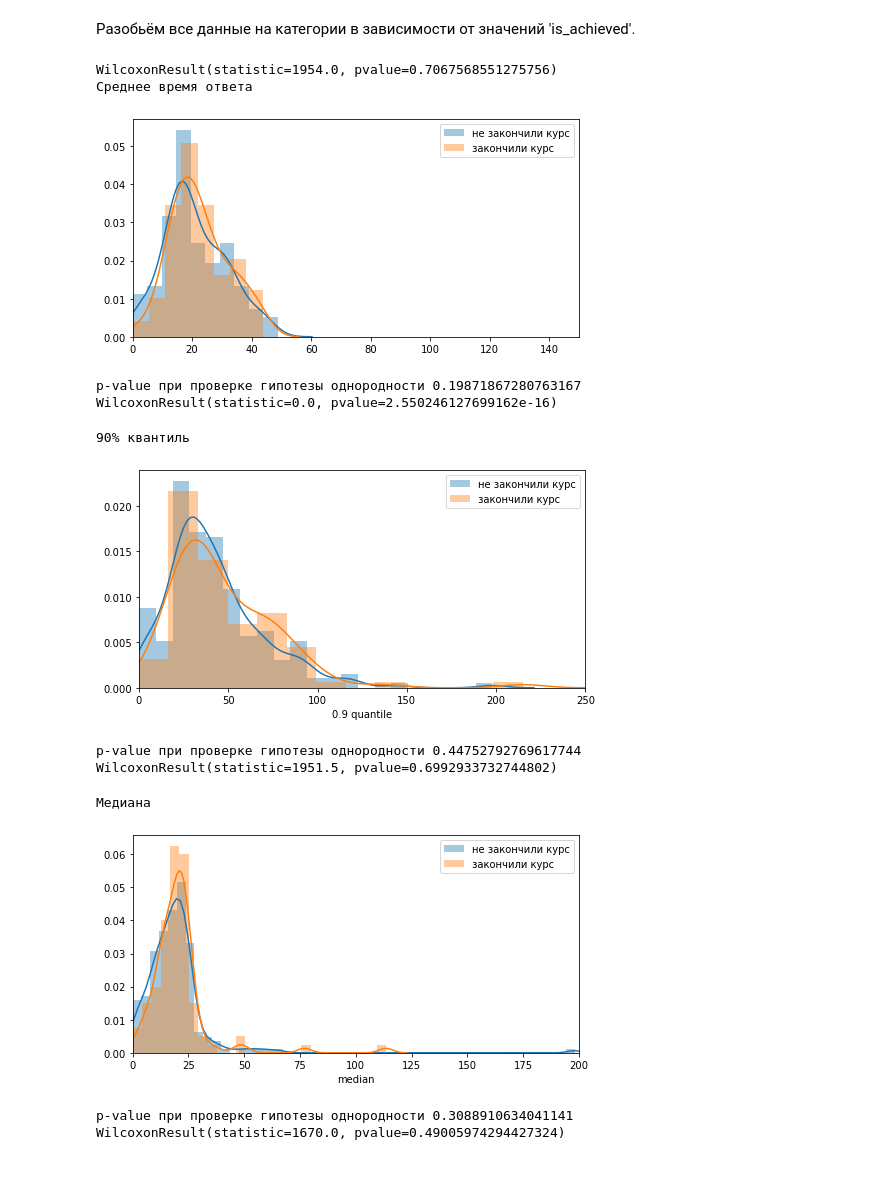
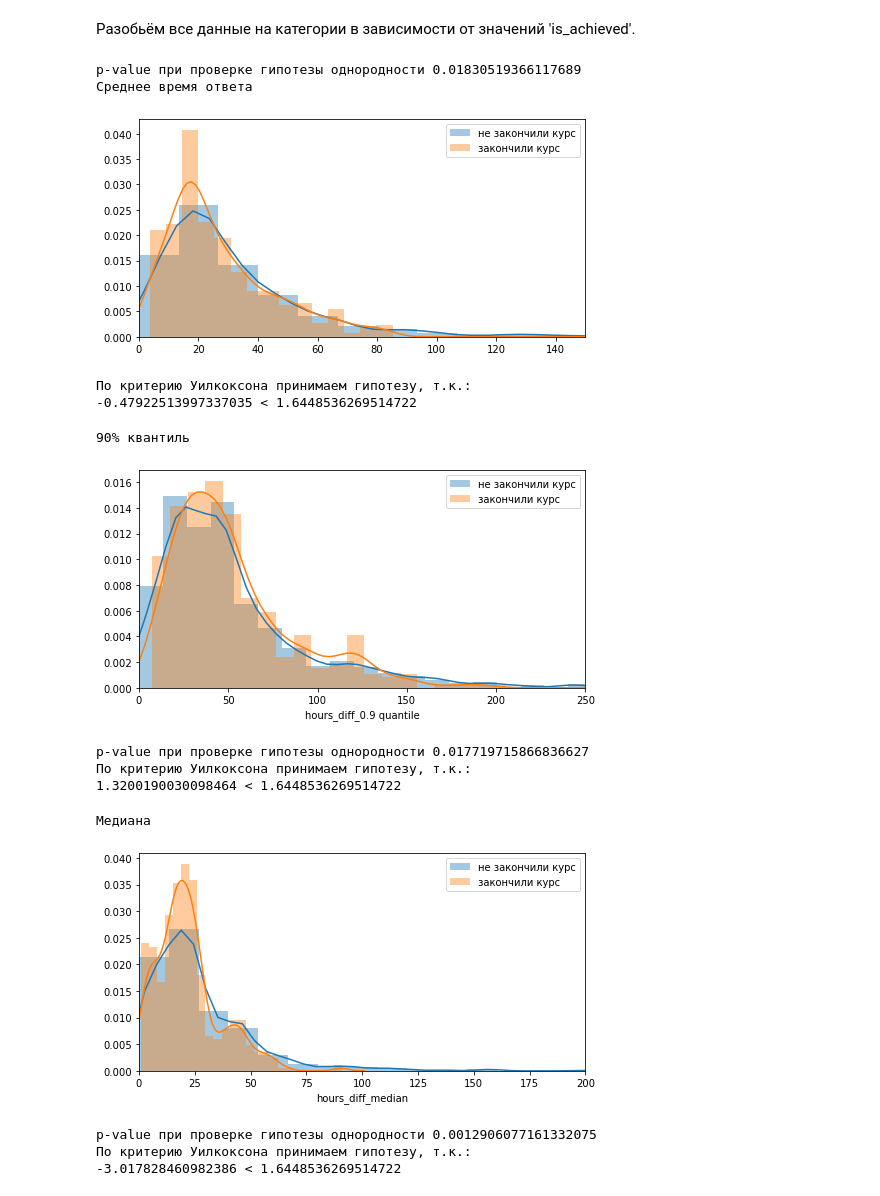
Before and after one commit to deethereal/Sirius_project, a Jupyter notebook: data_and_2__.ipynb, the cells around one changed output. Drawn from its saved outputs; the diff is of its cells as text; code cells hidden in the pictures.

```diff
--- a/data_and_2__.ipynb
+++ b/data_and_2__.ipynb
@@ -509,7 +493,3 @@ for i in range(len(df['user_id'])):
         tr_count = 0
         last_a = 0
         is_winner = 0
-# %%
-df1['last answer'] = last_answer
-df1['is_achieved'] = w
-df1.head(10)
@@ -532,64 +515,70 @@ df1.head(10)
 # %%
 import seaborn as sb
 from scipy import stats
-df_0 = df1.loc[df1['is_achieved'] == 0]
-df_1 = df1.loc[df1['is_achieved'] == 1]
-t1 = df_0['hours_diff']['mean']
-t2 = df_1['hours_diff']['mean']
+df_0 = df1.loc[df1['is_achieved_max'] == 0]
+df_1 = df1.loc[df1['is_achieved_max'] == 1]
+t1 = df_0['hours_diff_mean']
+t2 = df_1['hours_diff_mean']
 import math
 import scipy.stats as sts
-print(sts.wilcoxon(t1[:90],t2[:90]))
+print('p-value при проверке гипотезы однородности', stats.ks_2samp(t1, t2)[1])
+
 t1 = np.sort(t1)
 t2 = np.sort(t2)
 plt.figure(figsize=(8, 4))
-sb.distplot(t1[:200], label = 'не закончили курс')
-sb.distplot(t2[:90], label = 'закончили курс')
+sb.distplot(t1, label = 'не закончили курс')
+sb.distplot(t2, label = 'закончили курс')
 print('Среднее время ответа')
 plt.xlim(0, 150)
 plt.legend()
 plt.show()
-print('p-value при проверке гипотезы однородности', stats.ks_2samp(t1[:200], t2[:90])[1])
-
-import math
-import scipy.stats as sts
-print(sts.wilcoxon(t1[:90],t2[:90]))
+#U(t1, 387, t2, 220)
+U(t1, 776, t2, 357)
 # %% [output]
-WilcoxonResult(statistic=1954.0, pvalue=0.7067568551275756)
+p-value при проверке гипотезы однородности 0.01830519366117689
 Среднее время ответа
-[figure, old version]
+[figure, new version]
-p-value при проверке гипотезы однородности 0.19871867280763167
-WilcoxonResult(statistic=0.0, pvalue=2.550246127699162e-16)
+По критерию Уилкоксона принимаем гипотезу, т.к.:
+-0.47922513997337035 < 1.6448536269514722
 # %%
 plt.figure(figsize=(8, 4))
-sb.distplot(df_0['hours_diff']['0.9 quantile'], label = 'не закончили курс')
-sb.distplot(df_1['hours_diff']['0.9 quantile'], label = 'закончили курс')
+sb.distplot(df_0['hours_diff_0.9 quantile'], label = 'не закончили курс')
+sb.distplot(df_1['hours_diff_0.9 quantile'], label = 'закончили курс')
 print('90% квантиль')
 plt.xlim(0, 250)
 plt.legend()
 plt.show()
-print('p-value при проверке гипотезы однородности', stats.ks_2samp(df_0['hours_diff']['0.9 quantile'], df_1['hours_diff']['0.9 quantile'])[1])
+print('p-value при проверке гипотезы однородности', stats.ks_2samp(df_0['hours_diff_0.9 quantile'], df_1['hours_diff_0.9 quantile'])[1])
 
-print(sts.wilcoxon(df_0['hours_diff']['0.9 quantile'][:90],df_1['hours_diff']['0.9 quantile'][:90]))
+t1 = df_0['hours_diff_0.9 quantile'].tolist()
+t2 = df_1['hours_diff_0.9 quantile'].tolist()
+
+U(t1, 776, t2, 357)
 # %% [output]
 90% квантиль
-[figure, old version]
+[figure, new version]
-p-value при проверке гипотезы однородности 0.44752792769617744
-WilcoxonResult(statistic=1951.5, pvalue=0.6992933732744802)
+p-value при проверке гипотезы однородности 0.017719715866836627
+По критерию Уилкоксона принимаем гипотезу, т.к.:
+1.3200190030098464 < 1.6448536269514722
 # %%
 plt.figure(figsize=(8, 4))
-sb.distplot(df_0['hours_diff']['median'], label = 'не закончили курс')
-sb.distplot(df_1['hours_diff']['median'], label = 'закончили курс')
+sb.distplot(df_0['hours_diff_median'], label = 'не закончили курс')
+sb.distplot(df_1['hours_diff_median'], label = 'закончили курс')
 print('Медиана')
 plt.xlim(0, 200)
 plt.legend()
 plt.show()
-print('p-value при проверке гипотезы однородности', stats.ks_2samp(df_0['hours_diff']['median'], df_1['hours_diff']['median'])[1])
+print('p-value при проверке гипотезы однородности', stats.ks_2samp(df_0['hours_diff_median'], df_1['hours_diff_median'])[1])
 
-print(sts.wilcoxon(df_0['hours_diff']['median'][:90],df_1['hours_diff']['median'][:90]))
+
+t1 = df_0['hours_diff_median'].tolist()
+t2 = df_1['hours_diff_median'].tolist()
+U(t1, 776, t2, 357)
 # %% [output]
 Медиана
-[figure, old version]
+[figure, new version]
-p-value при проверке гипотезы однородности 0.3088910634041141
-WilcoxonResult(statistic=1670.0, pvalue=0.49005974294427324)
+p-value при проверке гипотезы однородности 0.0012906077161332075
+По критерию Уилкоксона принимаем гипотезу, т.к.:
+-3.017828460982386 < 1.6448536269514722
 # %%
 plt.figure(figsize=(8, 4))
```
Also changed, not shown: parts of 28 cells of this notebook.
